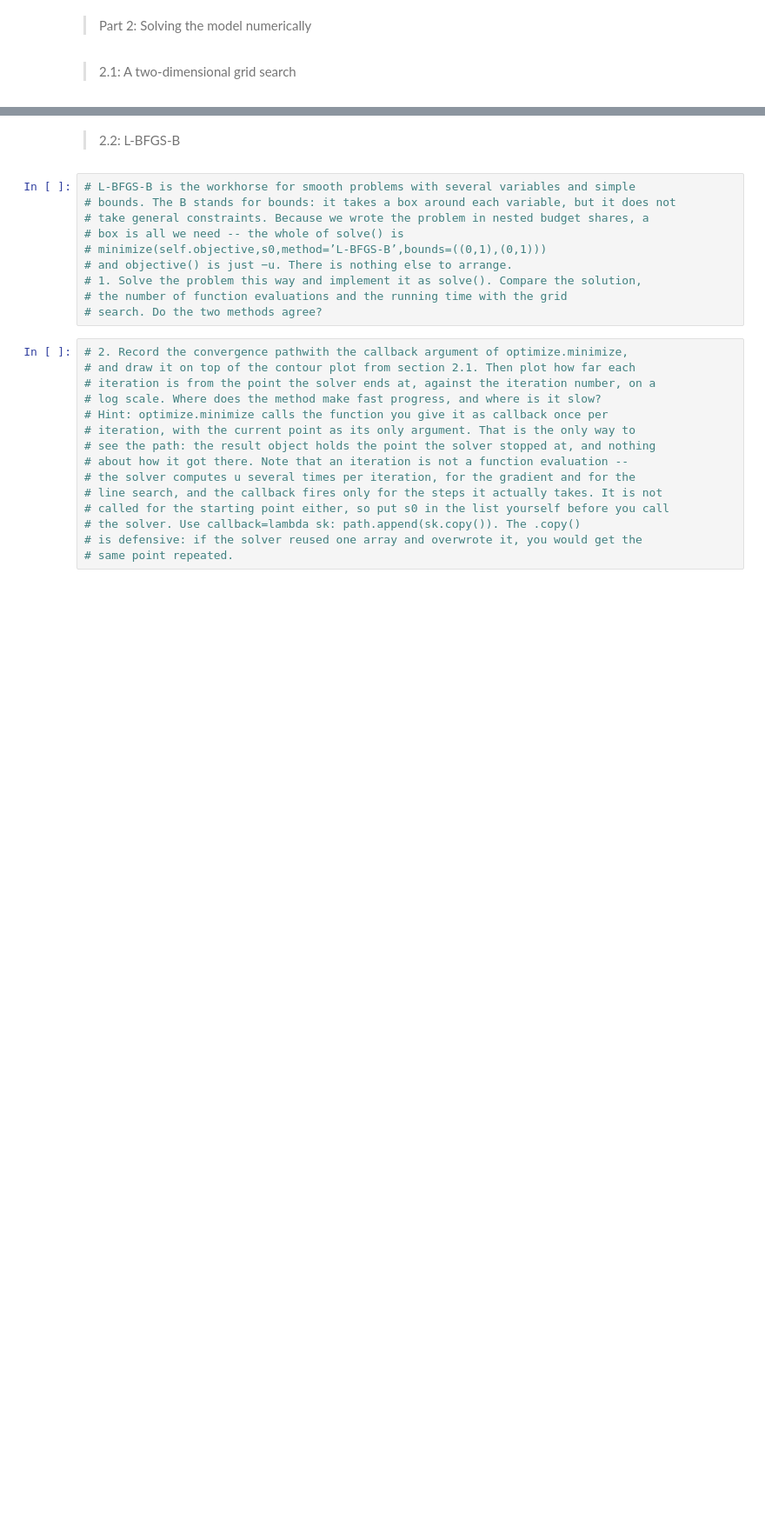
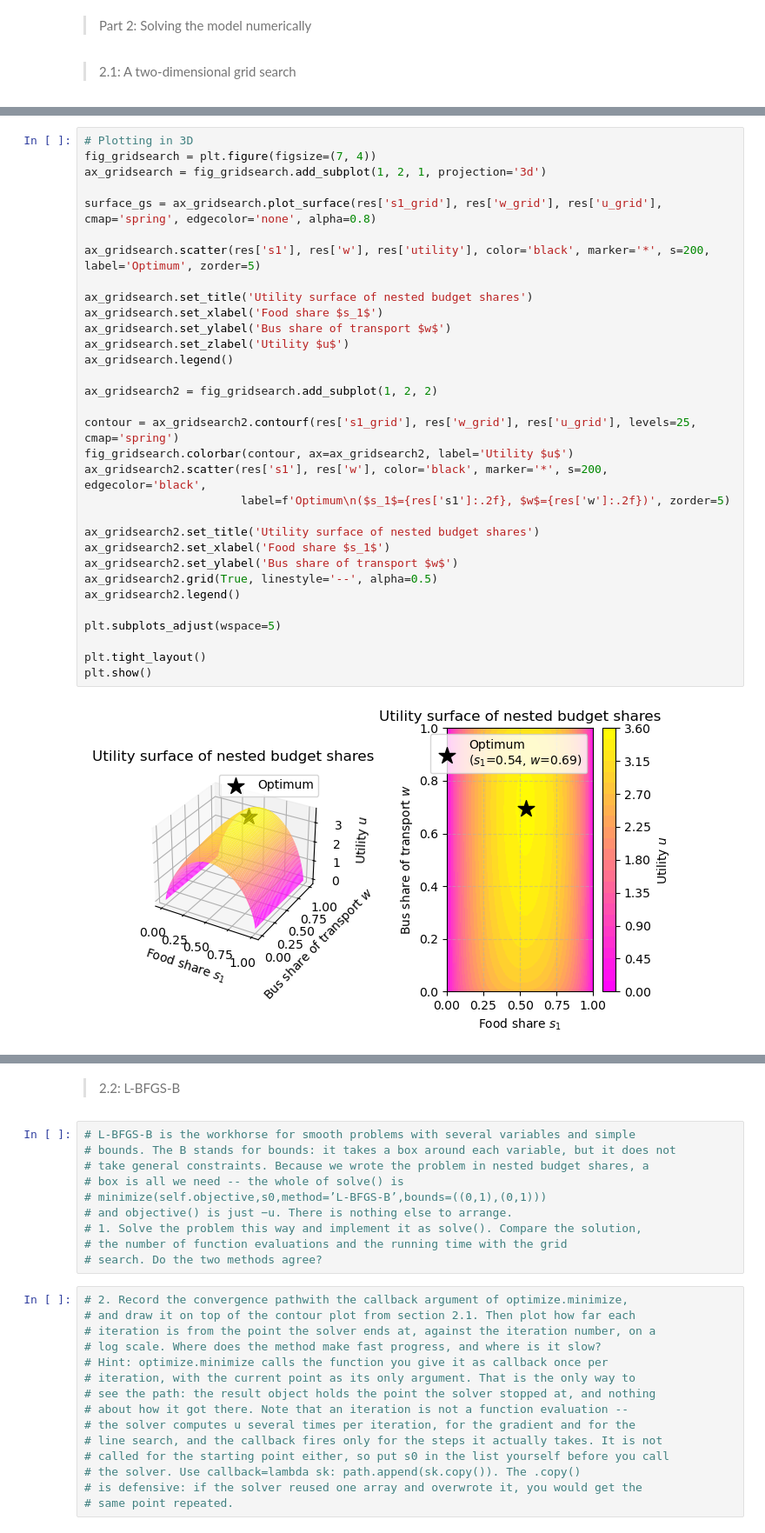
Before and after one commit to NumEconCopenhagen/projects-2025-xjc997, a Jupyter notebook: 02_modelproject/modelproject.ipynb, the cells around one changed output, grey strips where cells are left out. Shown at 87% size. Drawn from its saved outputs; the diff is of its cells as text; blank space fills up the shorter version.

```diff
--- a/02_modelproject/modelproject.ipynb
+++ b/02_modelproject/modelproject.ipynb
@@ -59,0 +336,34 @@ import modelproject
+# %%
+# Plotting in 3D
+fig_gridsearch = plt.figure(figsize=(7, 4))
+ax_gridsearch = fig_gridsearch.add_subplot(1, 2, 1, projection='3d')
+
+surface_gs = ax_gridsearch.plot_surface(res['s1_grid'], res['w_grid'], res['u_grid'], cmap='spring', edgecolor='none', alpha=0.8)
+
+ax_gridsearch.scatter(res['s1'], res['w'], res['utility'], color='black', marker='*', s=200, label='Optimum', zorder=5)
+
+ax_gridsearch.set_title('Utility surface of nested budget shares')
+ax_gridsearch.set_xlabel('Food share $s_1$')
+ax_gridsearch.set_ylabel('Bus share of transport $w$')
+ax_gridsearch.set_zlabel('Utility $u$')
+ax_gridsearch.legend()
+
+ax_gridsearch2 = fig_gridsearch.add_subplot(1, 2, 2)
+
+contour = ax_gridsearch2.contourf(res['s1_grid'], res['w_grid'], res['u_grid'], levels=25, cmap='spring')
+fig_gridsearch.colorbar(contour, ax=ax_gridsearch2, label='Utility $u$')
+ax_gridsearch2.scatter(res['s1'], res['w'], color='black', marker='*', s=200, edgecolor='black',
+                       label=f'Optimum\n($s_1$={res['s1']:.2f}, $w$={res['w']:.2f})', zorder=5)
+
+ax_gridsearch2.set_title('Utility surface of nested budget shares')
+ax_gridsearch2.set_xlabel('Food share $s_1$')
+ax_gridsearch2.set_ylabel('Bus share of transport $w$')
+ax_gridsearch2.grid(True, linestyle='--', alpha=0.5)
+ax_gridsearch2.legend()
+
+plt.subplots_adjust(wspace=5)
+
+plt.tight_layout()
+plt.show()
+# %% [output]
+[figure, added]
```
Also changed, not shown: parts of 16 cells of this notebook.
